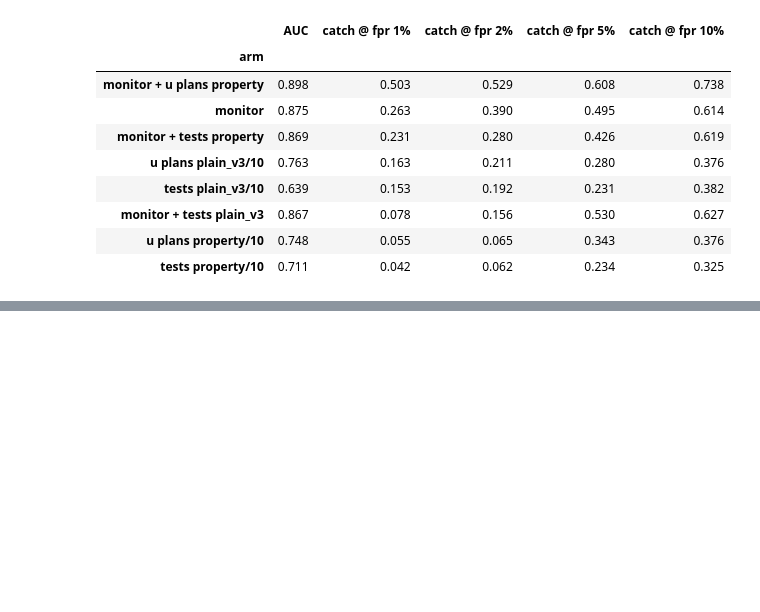
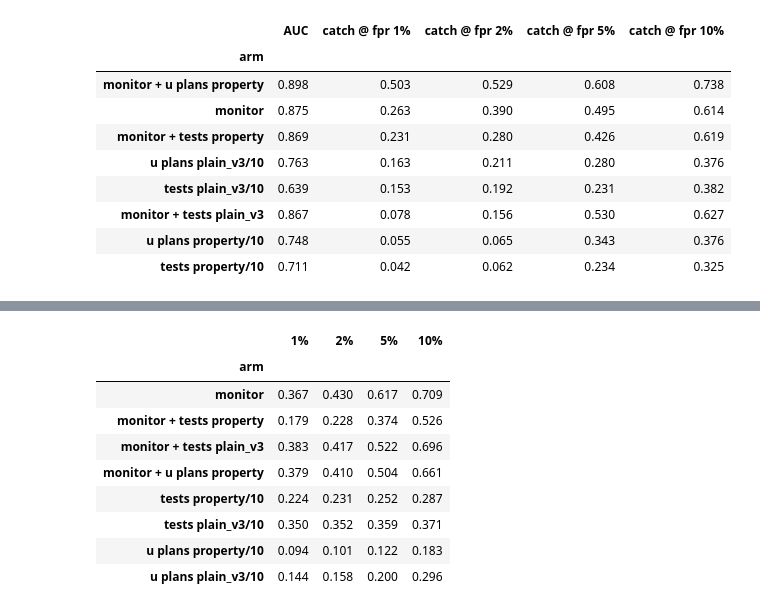
Before and after one commit to rkj26/unit_testing_mvp, a Jupyter notebook: notebooks/results.ipynb, the cells around one changed output, grey strips where cells are left out. Drawn from its saved outputs; the diff is of its cells as text; code cells hidden in the pictures; blank space fills up the shorter version.

```diff
--- a/notebooks/results.ipynb
+++ b/notebooks/results.ipynb
@@ -1526,0 +1043,13 @@ pd.concat({measure: rates[rates.variation == "A"]
+# %%
+safety_by_budget
+# %% [output]
+|  | 1% | 2% | 5% | 10% |
+| arm |  |  |  |  |
+| monitor | 0.367 | 0.430 | 0.617 | 0.709 |
+| monitor + tests property | 0.179 | 0.228 | 0.374 | 0.526 |
+| monitor + tests plain_v3 | 0.383 | 0.417 | 0.522 | 0.696 |
+| monitor + u plans property | 0.379 | 0.410 | 0.504 | 0.661 |
+| tests property/10 | 0.224 | 0.231 | 0.252 | 0.287 |
+| tests plain_v3/10 | 0.350 | 0.352 | 0.359 | 0.371 |
+| u plans property/10 | 0.094 | 0.101 | 0.122 | 0.183 |
+| u plans plain_v3/10 | 0.144 | 0.158 | 0.200 | 0.296 |
```
Also changed, not shown: parts of 60 cells of this notebook, 32 other files.
